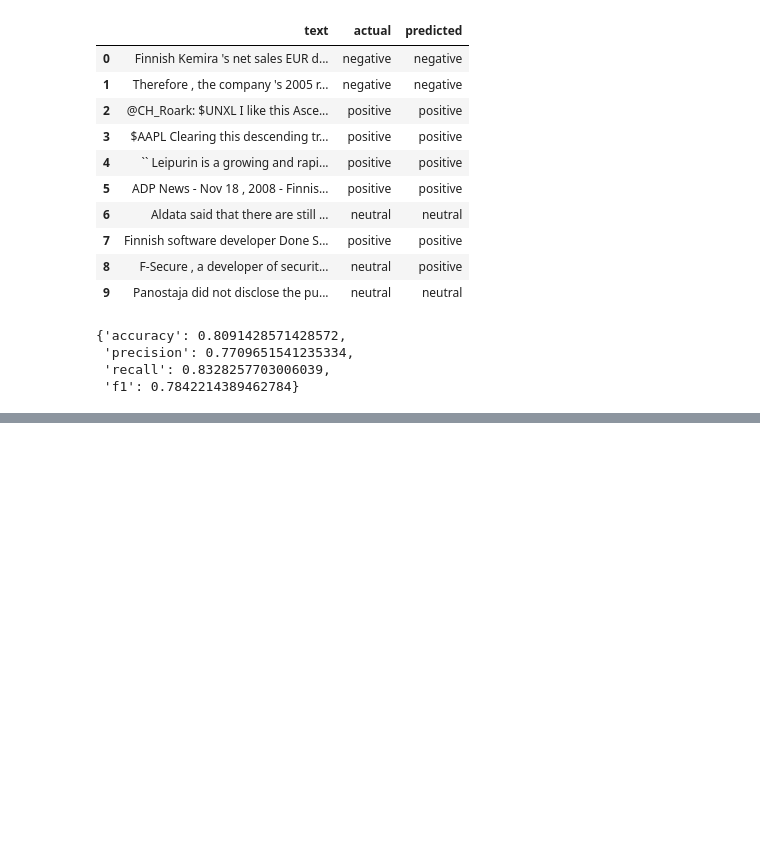
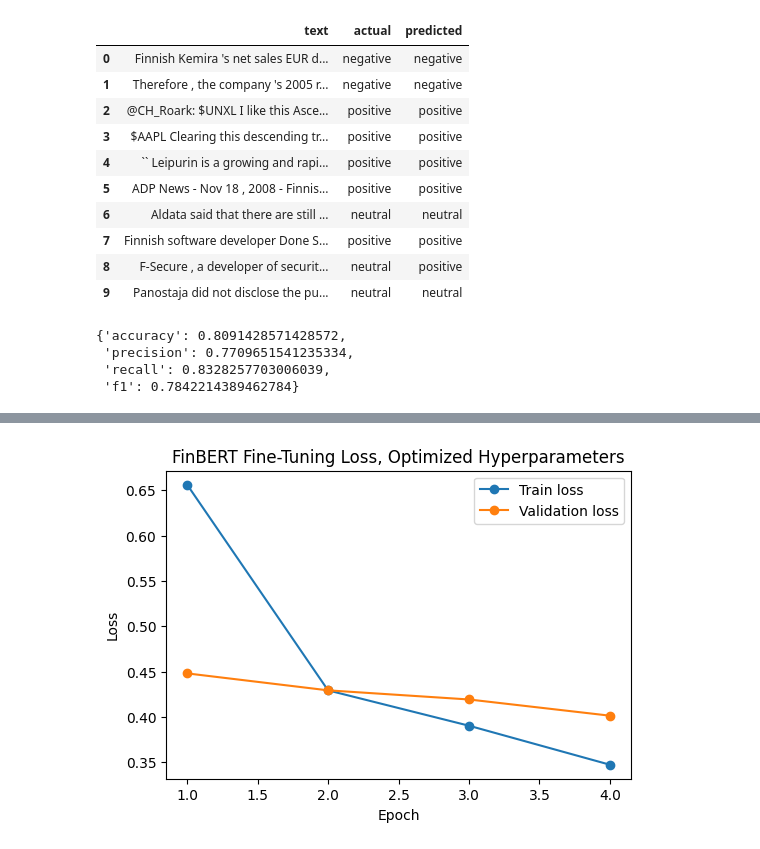
Before and after one commit to faadeola/LLM-financial-sentiment-analysis, a Jupyter notebook: LLM_financial_sentiment_analysis.ipynb, the cells around one changed output, grey strips where cells are left out. Drawn from its saved outputs; the diff is of its cells as text; code cells hidden in the pictures; blank space fills up the shorter version.

Commit message:
Updated notebook with tuned finbert and model comparison

```diff
--- a/LLM_financial_sentiment_analysis.ipynb
+++ b/LLM_financial_sentiment_analysis.ipynb
@@ -651,0 +785,8 @@ weighted avg       0.85      0.81      0.82       875
+# %%
+# Extract the best hyperparameters and compute derived lora_alpha
+best_params = study.best_params
+best_lora_alpha = 2 * best_params["r"]
+
+# Print the best hyperparameters and derived lora_alpha
+print(f"Best hyperparameters: {best_params}")
+print(f"Derived lora_alpha: {best_lora_alpha}")
@@ -651,0 +798,28 @@ weighted avg       0.85      0.81      0.82       875
+# %%
+# Define the number of epochs for the final training with tuned hyperparameters
+TUNED_EPOCHS = 4
+
+# Build the best LoRA configuration based on the best hyperparameters
+best_lora_config = LoraConfig(
+    r=best_params["r"],
+    lora_alpha=best_lora_alpha,
+    target_modules=["query", "value"],
+    lora_dropout=best_params["lora_dropout"],
+    bias="none",
+    task_type=TaskType.SEQ_CLS,
+)
+
+# Create data loaders for the final training with tuned hyperparameters
+tuned_train_loader = DataLoader(train_dataset, batch_size=best_params["batch_size"], shuffle=True)
+tuned_val_loader = DataLoader(val_dataset, batch_size=best_params["batch_size"])
+tuned_test_loader = DataLoader(test_dataset, batch_size=best_params["batch_size"])
+
+# Build the model with the best hyperparameters and train it
+tuned_model = build_model(use_lora=True, lora_config=best_lora_config)
+tuned_optimizer = AdamW(tuned_model.parameters(), lr=best_params["learning_rate"])
+
+# Train the model with the tuned hyperparameters
+tuned_model, tuned_history = train_model(
+    tuned_model, tuned_train_loader, tuned_val_loader,
+    tuned_optimizer, loss_fn, DEVICE, TUNED_EPOCHS,
+)
@@ -651,0 +832,5 @@ weighted avg       0.85      0.81      0.82       875
+# %%
+# Plot the training loss curve for the tuned model
+plot_loss_curve(tuned_history, "FinBERT Fine-Tuning Loss, Optimized Hyperparameters")
+# %% [output]
+[figure, added]
```
Also changed, not shown: parts of 33 cells of this notebook.
